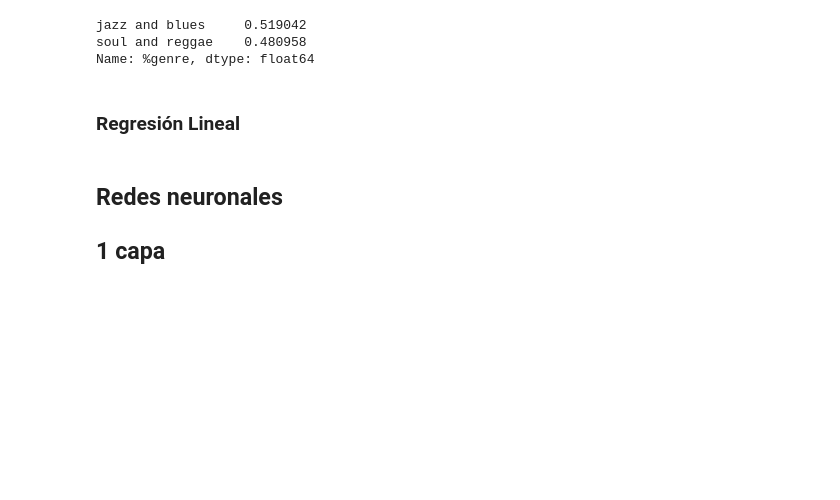
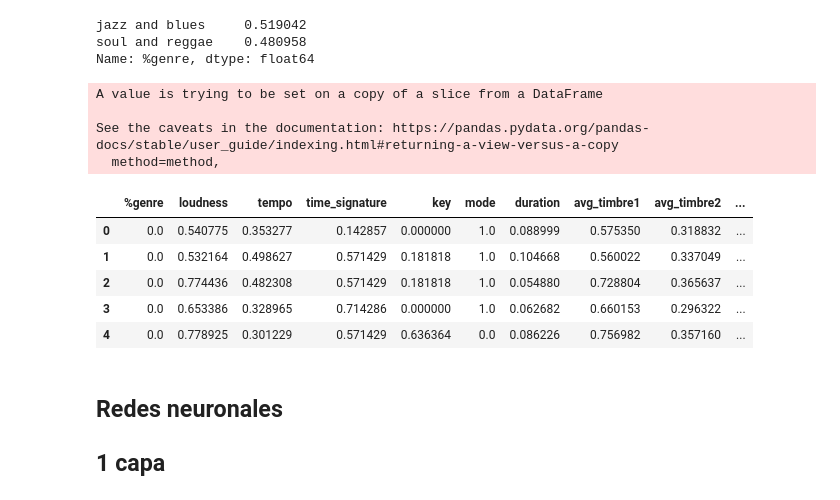
Before and after one commit to andresenrique08/ML_2020, a Jupyter notebook: Reto 3/JReto3_v1.ipynb, the cells around one changed output. Saved outputs shown, nothing was run; the diff lists cells and outputs as text; code cells hidden in the pictures; blank space fills up the shorter version.

```diff
--- a/Reto 3/JReto3_v1.ipynb
+++ b/Reto 3/JReto3_v1.ipynb
@@ -74,5 +72,3 @@ data1['%genre'].value_counts()/len(data1)
 jazz and blues     0.519042
 soul and reggae    0.480958
 Name: %genre, dtype: float64
-# %% [markdown]
-### **Regresión Lineal**
@@ -106,3 +75,26 @@ pd.DataFrame(results_m1,medida,columns=['Valor'])
+# %%
+data1['%genre'].replace(['jazz and blues','soul and reggae'],[0,1], inplace=True)
+data1 = data1.drop(['track_id', 'artist_name','title'], axis=1)
+scaler = MinMaxScaler()
+data1 = pd.DataFrame(scaler.fit_transform(data1), columns = data1.columns)
+data1.head()
+Y = data1['%genre']
+X = data1.drop(['%genre'], axis=1)
+x_train, x_test, y_train, y_test = train_test_split(X, Y, test_size = 0.2, random_state = 0)
+# %% [output]
+A value is trying to be set on a copy of a slice from a DataFrame
+
+See the caveats in the documentation: https://pandas.pydata.org/pandas-docs/stable/user_guide/indexing.html#returning-a-view-versus-a-copy
+  method=method,
+# %%
+data1.head()
+# %% [output]
+|  | %genre | loudness | tempo | time_signature | key | mode | duration | avg_timbre1 | avg_timbre2 | ... |
+| 0 | 0.0 | 0.540775 | 0.353277 | 0.142857 | 0.000000 | 1.0 | 0.088999 | 0.575350 | 0.318832 | ... |
+| 1 | 0.0 | 0.532164 | 0.498627 | 0.571429 | 0.181818 | 1.0 | 0.104668 | 0.560022 | 0.337049 | ... |
+| 2 | 0.0 | 0.774436 | 0.482308 | 0.571429 | 0.181818 | 1.0 | 0.054880 | 0.728804 | 0.365637 | ... |
+| 3 | 0.0 | 0.653386 | 0.328965 | 0.714286 | 0.000000 | 1.0 | 0.062682 | 0.660153 | 0.296322 | ... |
+| 4 | 0.0 | 0.778925 | 0.301229 | 0.571429 | 0.636364 | 0.0 | 0.086226 | 0.756982 | 0.357160 | ... |
 # %% [markdown]
 ## **Redes neuronales**
 ## **1 capa**
```
Also changed, not shown: parts of 12 cells of this notebook.
